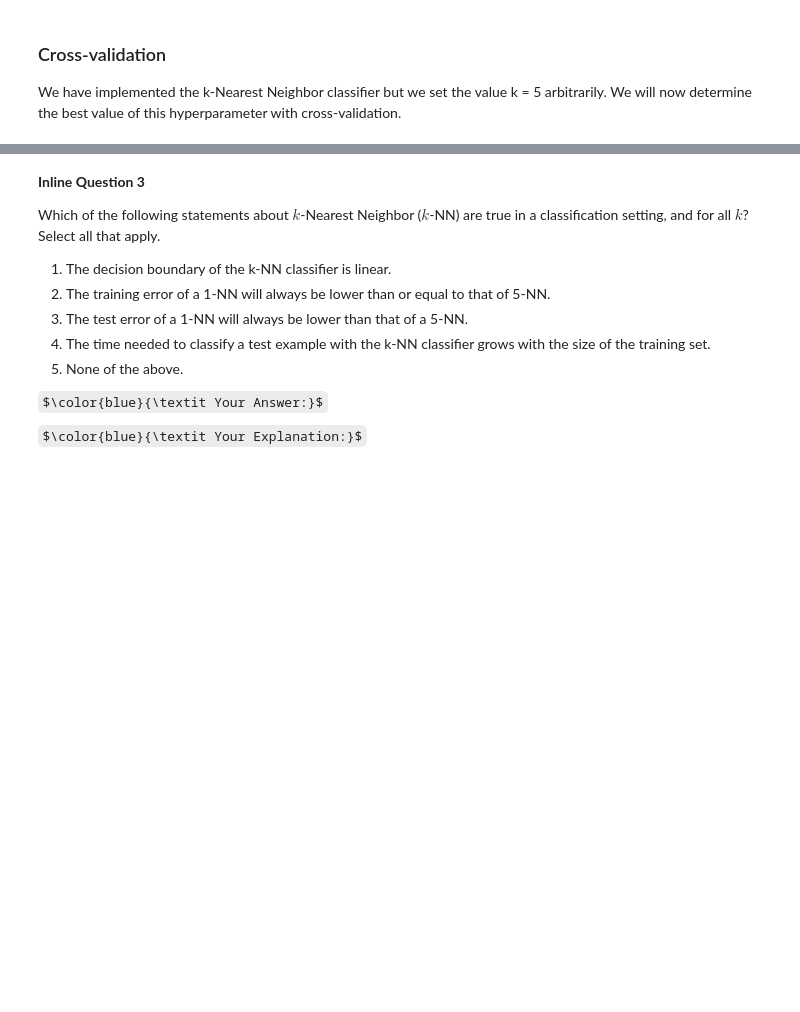
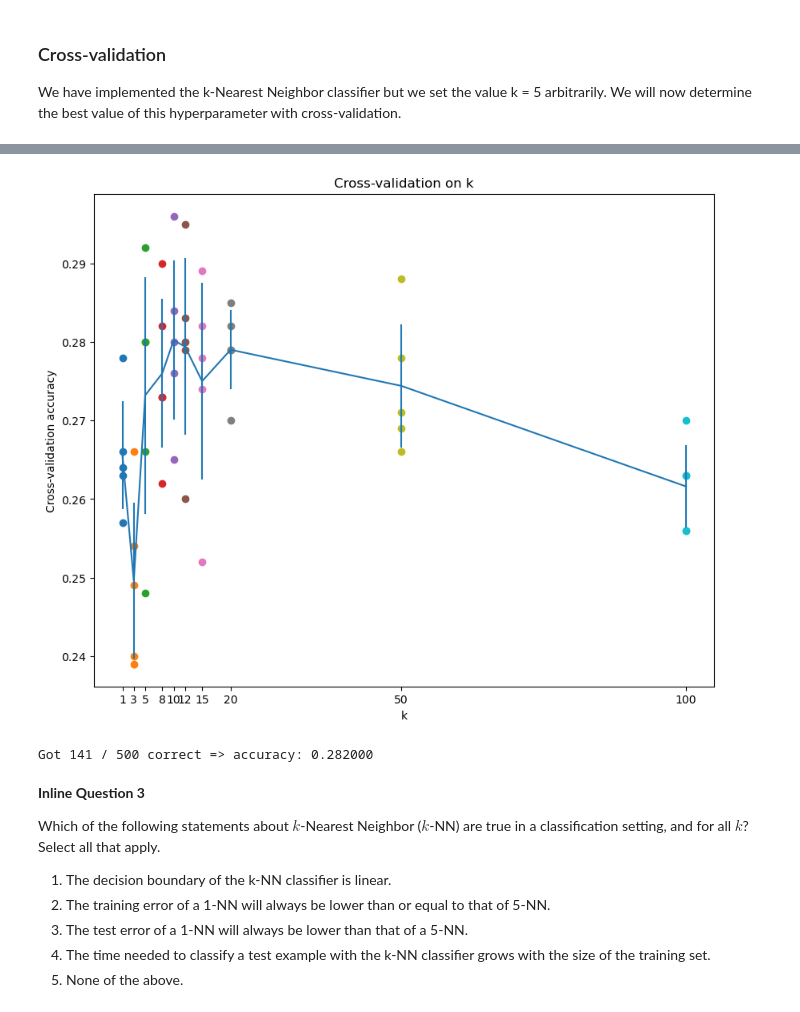
Before and after one commit to caopuzheng/cs231n-2021, a Jupyter notebook: assignment1/knn.ipynb, the cells around one changed output, grey strips where cells are left out. Drawn from its saved outputs; the diff is of its cells as text; code cells hidden in the pictures; some formulas as TeX source; blank space fills up the shorter version.

```diff
--- a/assignment1/knn.ipynb
+++ b/assignment1/knn.ipynb
@@ -273,7 +302,8 @@ y_train_folds = []
 ################################################################################
 # *****START OF YOUR CODE (DO NOT DELETE/MODIFY THIS LINE)*****
 
-pass
+X_train_folds = np.array_split(X_train, num_folds)
+y_train_folds = np.array_split(y_train, num_folds)
 
 # *****END OF YOUR CODE (DO NOT DELETE/MODIFY THIS LINE)*****
 
@@ -293,7 +323,21 @@ k_to_accuracies = {}
 ################################################################################
 # *****START OF YOUR CODE (DO NOT DELETE/MODIFY THIS LINE)*****
 
-pass
+for k in k_choices:
+    for num_fold in np.arange(num_folds):
+
+        X_val_fold = X_train_folds[num_fold]
+        y_val_fold = y_train_folds[num_fold]
+        X_train_fold = np.delete(X_train_folds, num_fold, axis=0)
+        X_train_concat = np.concatenate(X_train_fold, axis=0)
+        y_train_fold = np.delete(y_train_folds, num_fold, axis=0)
+        y_train_concat = np.concatenate(y_train_fold, axis=0)
+
+        classifier.train(X_train_concat, y_train_concat)
+
+        y_preds = classifier.predict(X_val_fold, k)
+        accuracy = np.average(y_preds == y_val_fold)
+        k_to_accuracies.setdefault(k, []).append(accuracy)
 
 # *****END OF YOUR CODE (DO NOT DELETE/MODIFY THIS LINE)*****
 
@@ -304,22 +366,25 @@ for k in sorted(k_to_accuracies):
 # %%
 # plot the raw observations
 for k in k_choices:
     accuracies = k_to_accuracies[k]
     plt.scatter([k] * len(accuracies), accuracies)
 
 # plot the trend line with error bars that correspond to standard deviation
 accuracies_mean = np.array([np.mean(v) for k, v in sorted(k_to_accuracies.items())])
 accuracies_std = np.array([np.std(v) for k, v in sorted(k_to_accuracies.items())])
 plt.errorbar(k_choices, accuracies_mean, yerr=accuracies_std)
 plt.title('Cross-validation on k')
 plt.xlabel('k')
+plt.xticks(k_choices)
 plt.ylabel('Cross-validation accuracy')
 plt.show()
+# %% [output]
+[figure, added]
 # %%
 # Based on the cross-validation results above, choose the best value for k,
 # retrain the classifier using all the training data, and test it on the test
 # data. You should be able to get above 28% accuracy on the test data.
-best_k = 1
+best_k = 10
 
 classifier = KNearestNeighbor()
 classifier.train(X_train, y_train)
@@ -329,6 +394,8 @@ y_test_pred = classifier.predict(X_test, k=best_k)
 num_correct = np.sum(y_test_pred == y_test)
 accuracy = float(num_correct) / num_test
 print('Got %d / %d correct => accuracy: %f' % (num_correct, num_test, accuracy))
+# %% [output]
+Got 141 / 500 correct => accuracy: 0.282000
 # %% [markdown]
 **Inline Question 3**
 
@@ -339,7 +406,3 @@ Which of the following statements about $k$-Nearest Neighbor ($k$-NN) are true i
 3. The test error of a 1-NN will always be lower than that of a 5-NN.
 4. The time needed to classify a test example with the k-NN classifier grows with the size of the training set.
 5. None of the above.
-
-$\color{blue}{\textit Your Answer:}$
-
-$\color{blue}{\textit Your Explanation:}$
```
Also changed, not shown: parts of 14 cells of this notebook.
